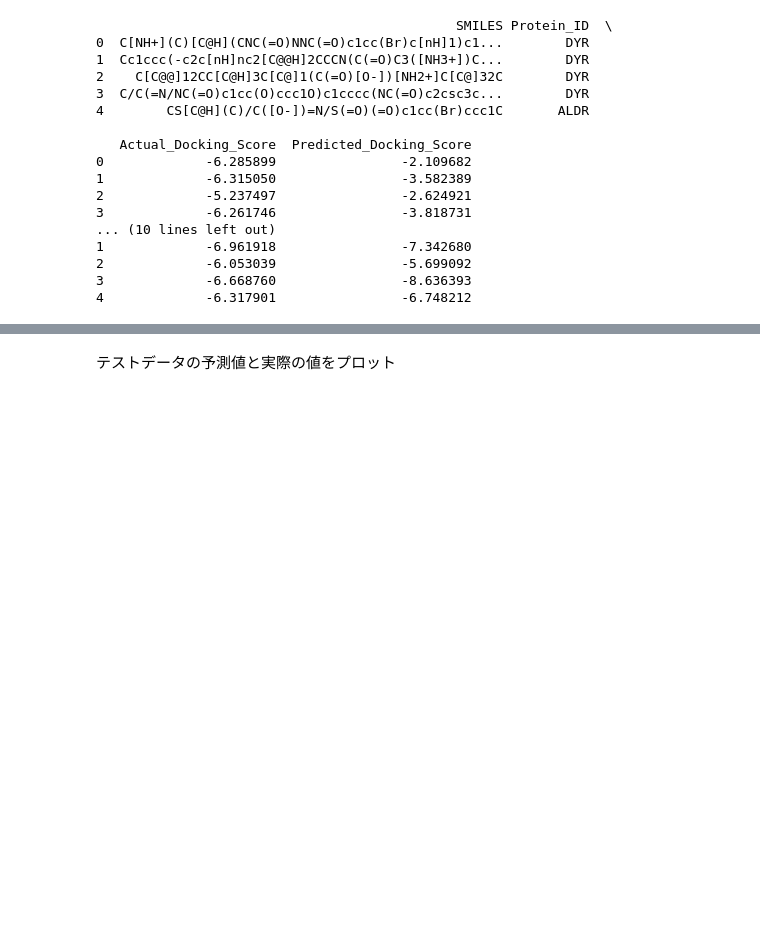
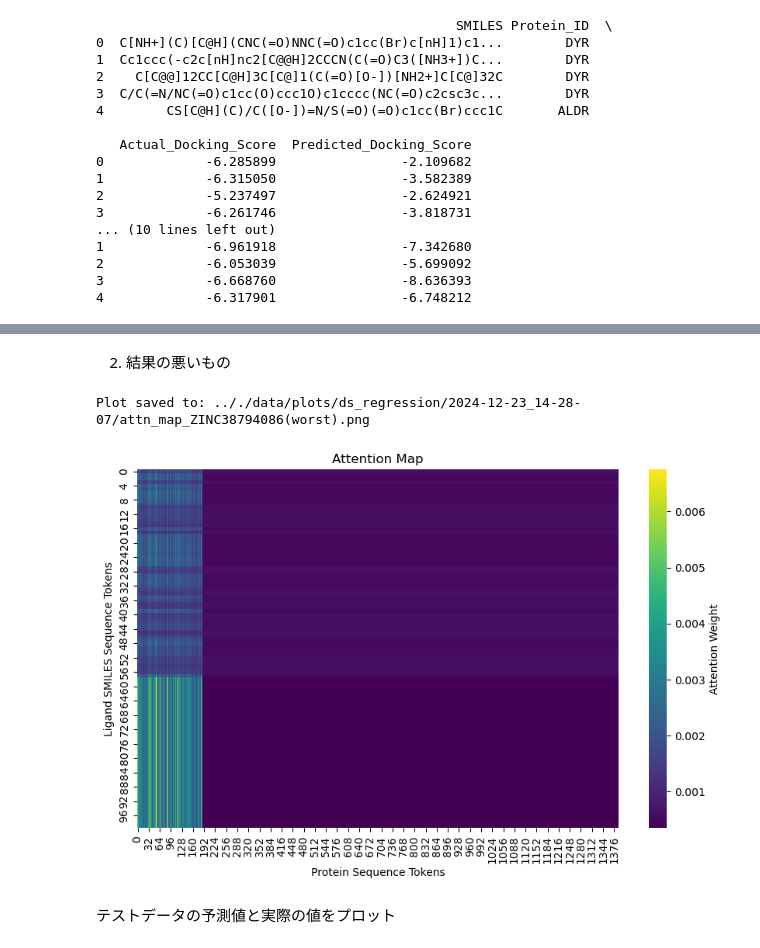
Before and after one commit to inu-wanwan/AttentionConditionedVAE, a Jupyter notebook: notebook/analyze_result.ipynb, the cells around one changed output, grey strips where cells are left out. Cells and saved outputs as stored; diff of their text form; code cells hidden in the pictures; blank space fills up the shorter version.

```diff
--- a/notebook/analyze_result.ipynb
+++ b/notebook/analyze_result.ipynb
@@ -119,3 +187,12 @@ def plot_docking_scores_vs_predictions(df, output_dir, filename="docking_score_p
+# %% [markdown]
+2. 結果の悪いもの
+# %%
+worst_ligand = 'ZINC38794086'
+attn_map_file = os.path.join(global_eval_dir , f"attn_map_0_{worst_ligand}.csv")
+plot_attn_map(attn_map_file, global_plot_dir, f"attn_map_{worst_ligand}(worst).png")
+# %% [output]
+Plot saved to: .././data/plots/ds_regression/2024-12-23_14-28-07/attn_map_ZINC38794086(worst).png
+[figure, added]
 # %% [markdown]
 テストデータの予測値と実際の値をプロット
 # %%
```
Also changed, not shown: parts of 28 cells of this notebook, 5 other files.
